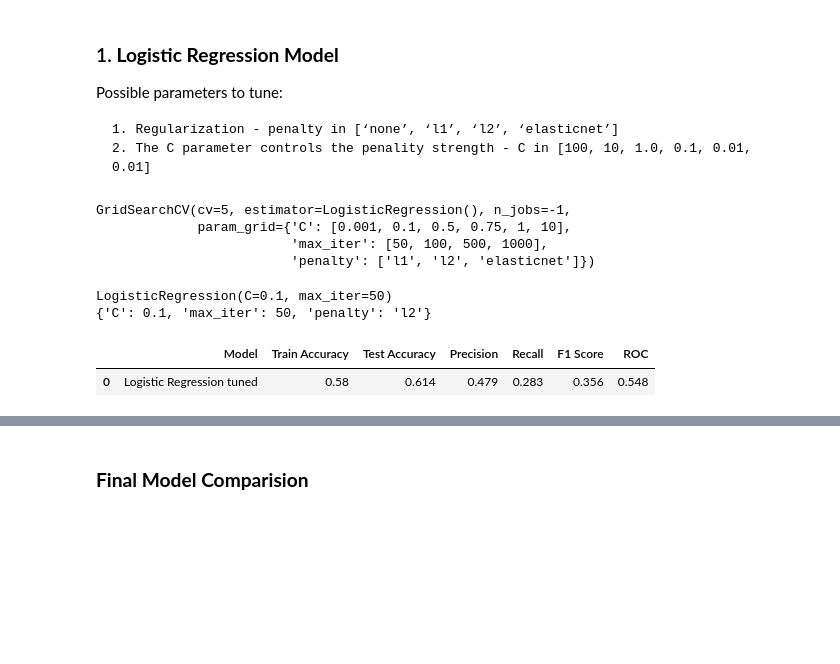
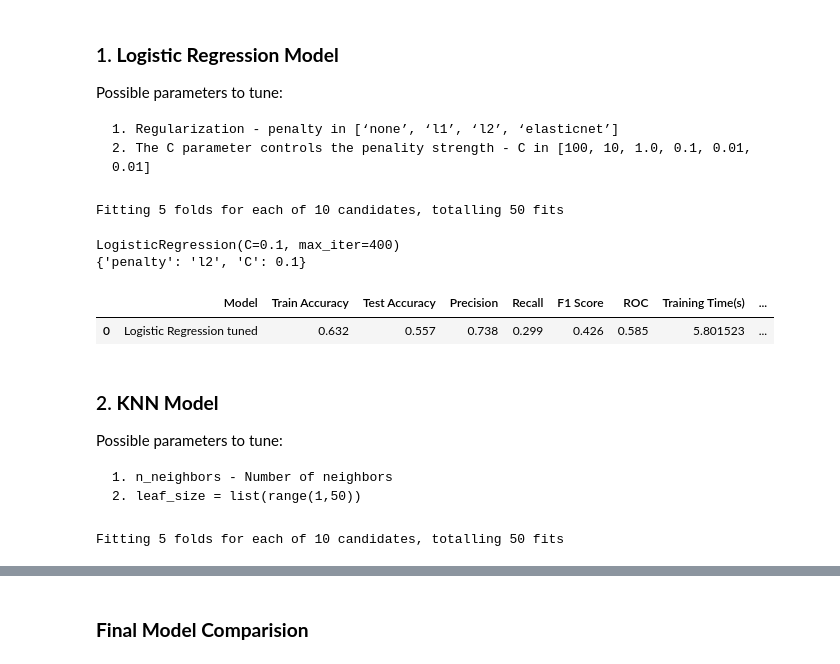
Before and after one commit to sebastianbirk/datascience-bootcamp, a Jupyter notebook: content/05_supervised_machine_learning/Classification_Part3_Hyperparameter tuning.ipynb, the cells around one changed output, grey strips where cells are left out. Cells and saved outputs as stored; diff of their text form; code cells hidden in the pictures; blank space fills up the shorter version.

Commit message:
Day2 Lab Solution

```diff
--- a/content/05_supervised_machine_learning/Classification_Part3_Hyperparameter tuning.ipynb
+++ b/content/05_supervised_machine_learning/Classification_Part3_Hyperparameter tuning.ipynb
@@ -29,13 +50,13 @@ from sklearn.model_selection import cross_val_score
 from sklearn.metrics import confusion_matrix, classification_report, accuracy_score, precision_score, recall_score, f1_score
 from sklearn.metrics import roc_auc_score, roc_curve, auc
 # %%
-# Read the training & test datasets from Part2_Classification-Model building part
+# Read the training & test datasets from Part1- Feature Engineering solution
 
-x_smote=pd.read_csv('x_smote.csv')
-x_test=pd.read_csv('x_test.csv')
+x_train=pd.read_csv('../datasets/classification/processed/X_train.csv', index_col=0)
+x_test=pd.read_csv('../datasets/classification/processed/X_test.csv', index_col=0)
 
-y_smote=pd.read_csv('y_smote.csv')
-y_test=pd.read_csv('y_test.csv')
+y_train=pd.read_csv('../datasets/classification/processed/y_train.csv', index_col=0)
+y_test=pd.read_csv('../datasets/classification/processed/y_test.csv', index_col=0)
 
-print(x_smote.shape,x_test.shape,y_smote.shape,y_test.shape)
+print(x_train.shape,x_test.shape,y_train.shape,y_test.shape)
 # %% [output]
@@ -43,3 +64,14 @@ print(x_smote.shape,x_test.shape,y_smote.shape,y_test.shape)
+# %%
+#importing SMOTETomek to handle class imbalance
+
+balanced_data = SMOTETomek(random_state=42)
+
+# fit predictor and target variable
+x_smote, y_smote = balanced_data.fit_resample(x_train, y_train)
+# %%
+#To fix DataConversionWarning
+y_smote = y_smote.values.ravel()
+y_test = y_test.values.ravel()
 # %% [markdown]
 ##### Cross-Validation:
 
@@ -64,19 +96,17 @@ Possible parameters to tune:
     2. The C parameter controls the penality strength - C in [100, 10, 1.0, 0.1, 0.01, 0.01]
 # %%
 # Identifying Grid Hyperparameters to train Logistic regression model
-param_dict = {'penalty': ['l1','l2', 'elasticnet'],
-              'max_iter' : [50, 100, 500, 1000],
+param_distributions = {'penalty': ['l1','l2', 'elasticnet'],
               'C' : [0.001, 0.1, 0.5, 0.75, 1, 10]}
 
-logi = LogisticRegression()
+start = time.time()
+logi = LogisticRegression(max_iter=400)
 
-logi_grid = GridSearchCV(logi,param_dict, cv=5, n_jobs=-1)
+logi_grid = RandomizedSearchCV(logi,param_distributions, n_jobs=-1, random_state=0, cv=5, verbose=1)
 logi_grid.fit(x_smote,y_smote)
+stop = time.time()
 # %% [output]
-GridSearchCV(cv=5, estimator=LogisticRegression(), n_jobs=-1,
-             param_grid={'C': [0.001, 0.1, 0.5, 0.75, 1, 10],
-                         'max_iter': [50, 100, 500, 1000],
-                         'penalty': ['l1', 'l2', 'elasticnet']})
+Fitting 5 folds for each of 10 candidates, totalling 50 fits
 # %%
 # Displaying best parameters
 print(logi_grid.best_estimator_)
@@ -88,20 +118,47 @@ logi_optimal_model = logi_grid.best_estimator_
 y_pred_logi_grid = logi_optimal_model.predict(x_test)
 y_train_pred_logi_grid = logi_optimal_model.predict(x_smote)
 # %% [output]
-LogisticRegression(C=0.1, max_iter=50)
-{'C': 0.1, 'max_iter': 50, 'penalty': 'l2'}
+LogisticRegression(C=0.1, max_iter=400)
+{'penalty': 'l2', 'C': 0.1}
 # %%
 #getting all scores for Logistic Regression
 log_acctr = round(accuracy_score(y_train_pred_logi_grid,y_smote), 3)
 log_acc = round(accuracy_score(y_pred_logi_grid,y_test), 3)
 log_prec = round(precision_score(y_pred_logi_grid,y_test), 3)
 log_rec = round(recall_score(y_pred_logi_grid,y_test), 3)
 log_f1 = round(f1_score(y_pred_logi_grid,y_test), 3)
 log_roc = round(roc_auc_score(y_pred_logi_grid,y_test), 3)
 
-results = pd.DataFrame([['Logistic Regression tuned', log_acctr, log_acc, log_prec, log_rec, log_f1, log_roc]],
-               columns = ['Model', 'Train Accuracy', 'Test Accuracy', 'Precision', 'Recall', 'F1 Score','ROC'])
+#Feature co-efficients (Coef_ - Is generally not a great representaion of feature importance)
+ft_imp = pd.DataFrame(data={'Attribute': x_smote.columns,'Importance': logi_optimal_model.coef_[0]}).sort_values(by='Importance', ascending=False)
+log_feat = np.array(ft_imp['Attribute'][:3:])
+
+#Training time calculation
+log_time=stop-start
+
+results = pd.DataFrame([['Logistic Regression tuned', log_acctr, log_acc, log_prec, log_rec, log_f1, log_roc, log_time, log_feat]],
+               columns = ['Model', 'Train Accuracy', 'Test Accuracy', 'Precision', 'Recall', 'F1 Score','ROC', 'Training Time(s)','Important Features'])
 results
 # %% [output]
-|  | Model | Train Accuracy | Test Accuracy | Precision | Recall | F1 Score | ROC |
-| 0 | Logistic Regression tuned | 0.58 | 0.614 | 0.479 | 0.283 | 0.356 | 0.548 |
+|  | Model | Train Accuracy | Test Accuracy | Precision | Recall | F1 Score | ROC | Training Time(s) | ... |
+| 0 | Logistic Regression tuned | 0.632 | 0.557 | 0.738 | 0.299 | 0.426 | 0.585 | 5.801523 | ... |
+# %% [markdown]
+### 2. **KNN Model**
+
+Possible parameters to tune:
+
+    1. n_neighbors - Number of neighbors
+    2. leaf_size = list(range(1,50))
+# %%
+# Identifying Grid Hyperparameters to train Logistic regression model
+param_distributions = {'leaf_size': list(range(1,50)),
+              'n_neighbors' : list(range(1,30))}
+
+start = time.time()
+knn = KNeighborsClassifier()
+
+knn_grid = RandomizedSearchCV(knn, param_distributions, n_jobs=-1, random_state=0, cv=5, verbose=1)
+knn_grid.fit(x_smote,y_smote)
+stop = time.time()
+# %% [output]
+Fitting 5 folds for each of 10 candidates, totalling 50 fits
```
Also changed, not shown: parts of 33 cells of this notebook.
